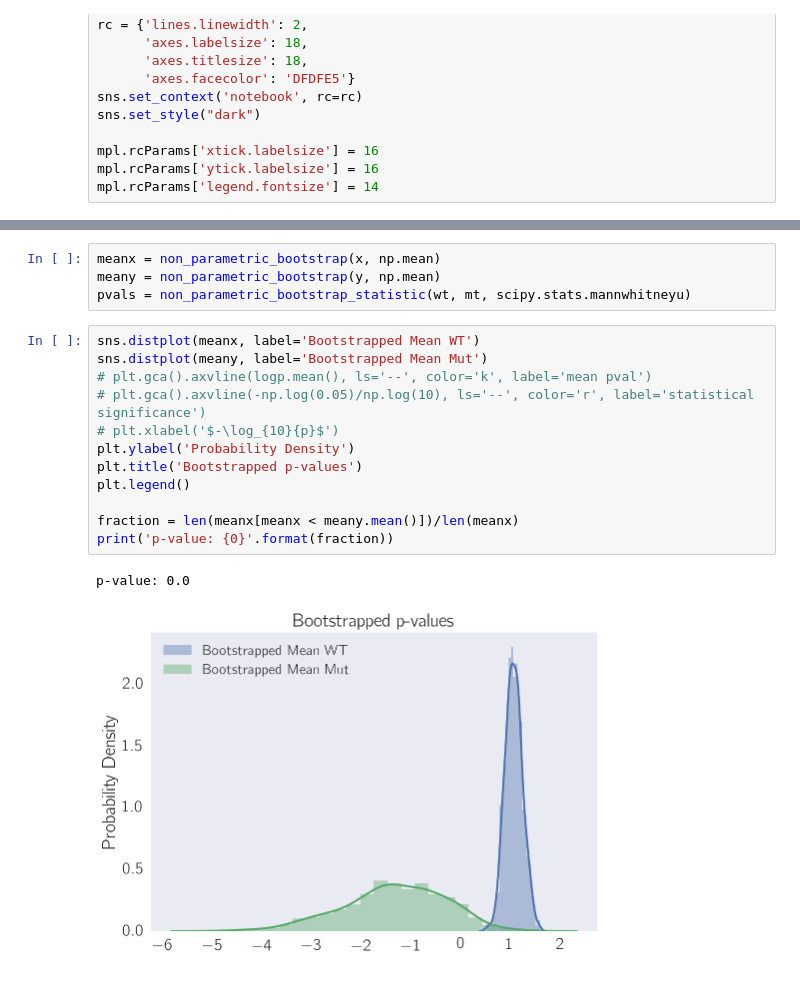
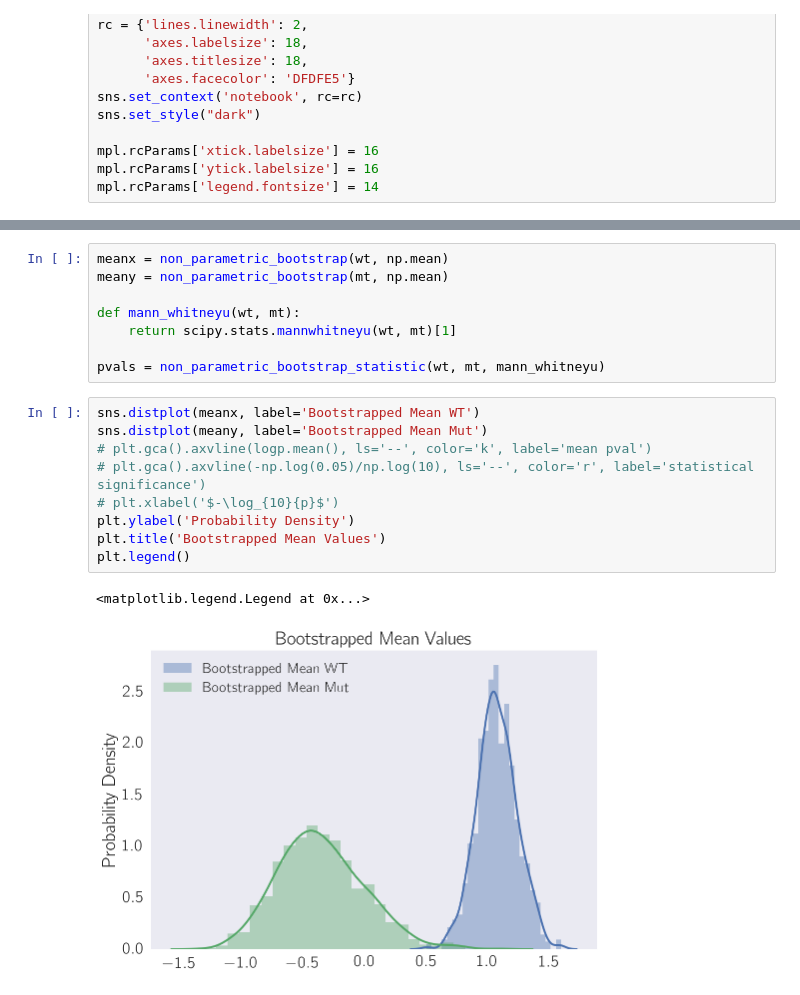
Before and after one commit to WormLabCaltech/mprsq, a Jupyter notebook: src/stats_tutorials/Introduction to Non-parametric Bootstrap.ipynb, the cells around one changed output, grey strips where cells are left out. Drawn from its saved outputs; the diff is of its cells as text.

```diff
--- a/src/stats_tutorials/Introduction to Non-parametric Bootstrap.ipynb
+++ b/src/stats_tutorials/Introduction to Non-parametric Bootstrap.ipynb
@@ -123,19 +99,20 @@ MannwhitneyuResult(statistic=24.0, pvalue=0.026951278584693587)
 # %%
-meanx = non_parametric_bootstrap(x, np.mean)
-meany = non_parametric_bootstrap(y, np.mean)
-pvals = non_parametric_bootstrap_statistic(wt, mt, scipy.stats.mannwhitneyu)
+meanx = non_parametric_bootstrap(wt, np.mean)
+meany = non_parametric_bootstrap(mt, np.mean)
+
+def mann_whitneyu(wt, mt):
+    return scipy.stats.mannwhitneyu(wt, mt)[1]
+
+pvals = non_parametric_bootstrap_statistic(wt, mt, mann_whitneyu)
 # %%
 sns.distplot(meanx, label='Bootstrapped Mean WT')
 sns.distplot(meany, label='Bootstrapped Mean Mut')
 # plt.gca().axvline(logp.mean(), ls='--', color='k', label='mean pval')
 # plt.gca().axvline(-np.log(0.05)/np.log(10), ls='--', color='r', label='statistical significance')
 # plt.xlabel('$-\log_{10}{p}$')
 plt.ylabel('Probability Density')
-plt.title('Bootstrapped p-values')
+plt.title('Bootstrapped Mean Values')
 plt.legend()
-
-fraction = len(meanx[meanx < meany.mean()])/len(meanx)
-print('p-value: {0}'.format(fraction))
 # %% [output]
-p-value: 0.0
+<matplotlib.legend.Legend at 0x...>
-[figure, old version]
+[figure, new version]
```
Also changed, not shown: parts of 13 cells of this notebook, 7 other files.
